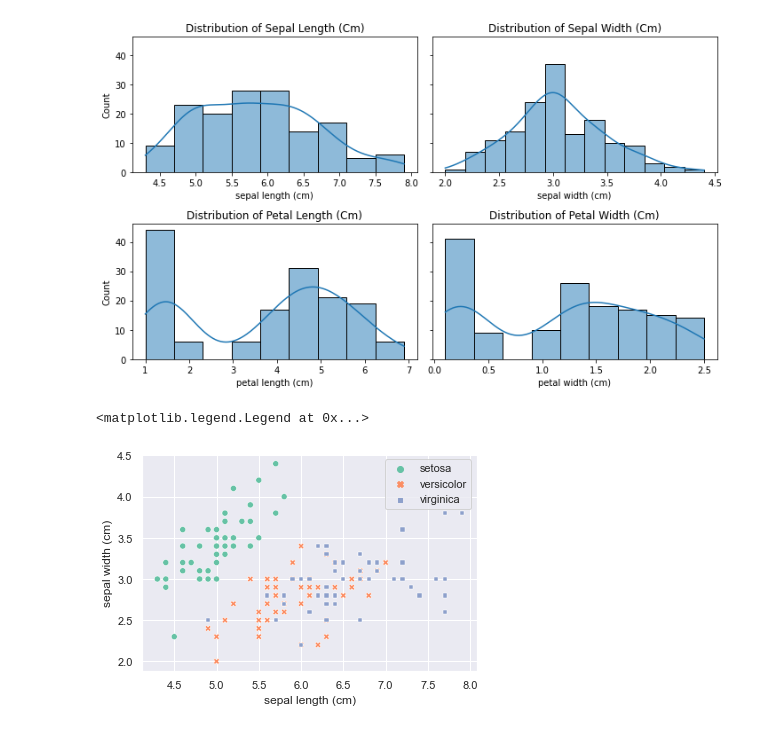
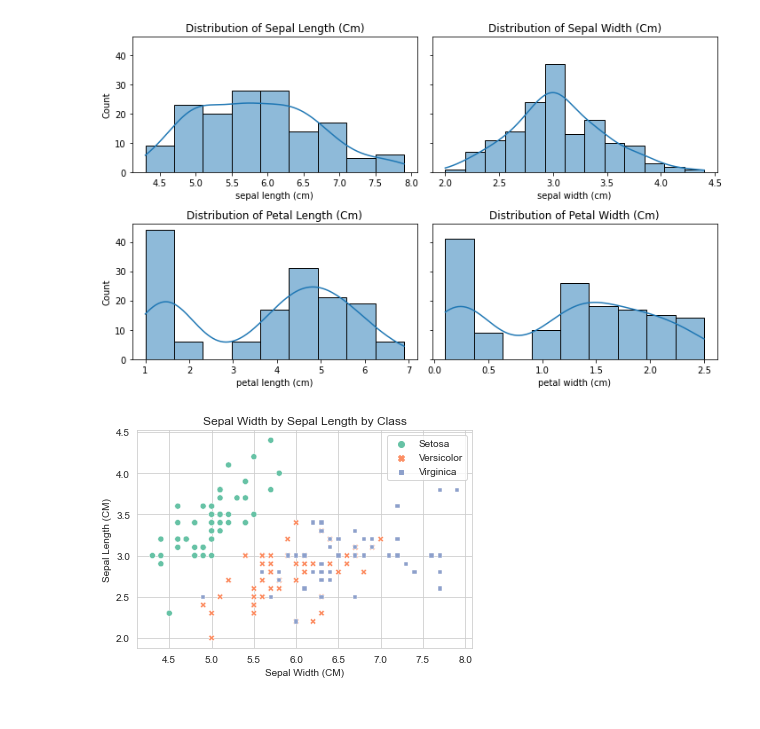
Before and after one commit to akaigraham/iris_classification, a Jupyter notebook: iris.ipynb, the cells around one changed output. Saved outputs shown, nothing was run; the diff lists cells and outputs as text; code cells hidden in the pictures.

```diff
--- a/iris.ipynb
+++ b/iris.ipynb
@@ -42,13 +42,16 @@ plt.show()
 # %%
 temp = df.copy()
 labels = list(iris.target_names)
-temp['species'] = temp['labels'].apply(lambda x: labels[x])
+temp['species'] = temp['labels'].apply(lambda x: labels[x].title())
 # %%
 # plot sepal length vs. sepal width and use classes as colors
-sns.set_theme()
+sns.set_style('whitegrid')
 g  = sns.scatterplot(x='sepal length (cm)', y='sepal width (cm)',
                      data=temp, hue='species', style='species', palette='Set2')
 plt.legend()
+plt.xlabel('Sepal Width (CM)')
+plt.ylabel('Sepal Length (CM)')
+plt.title('Sepal Width by Sepal Length by Class')
+plt.show()
 # %% [output]
-<matplotlib.legend.Legend at 0x...>
-[figure, old version]
+[figure, new version]
```
Also changed, not shown: parts of 7 cells of this notebook, 1 other file.
